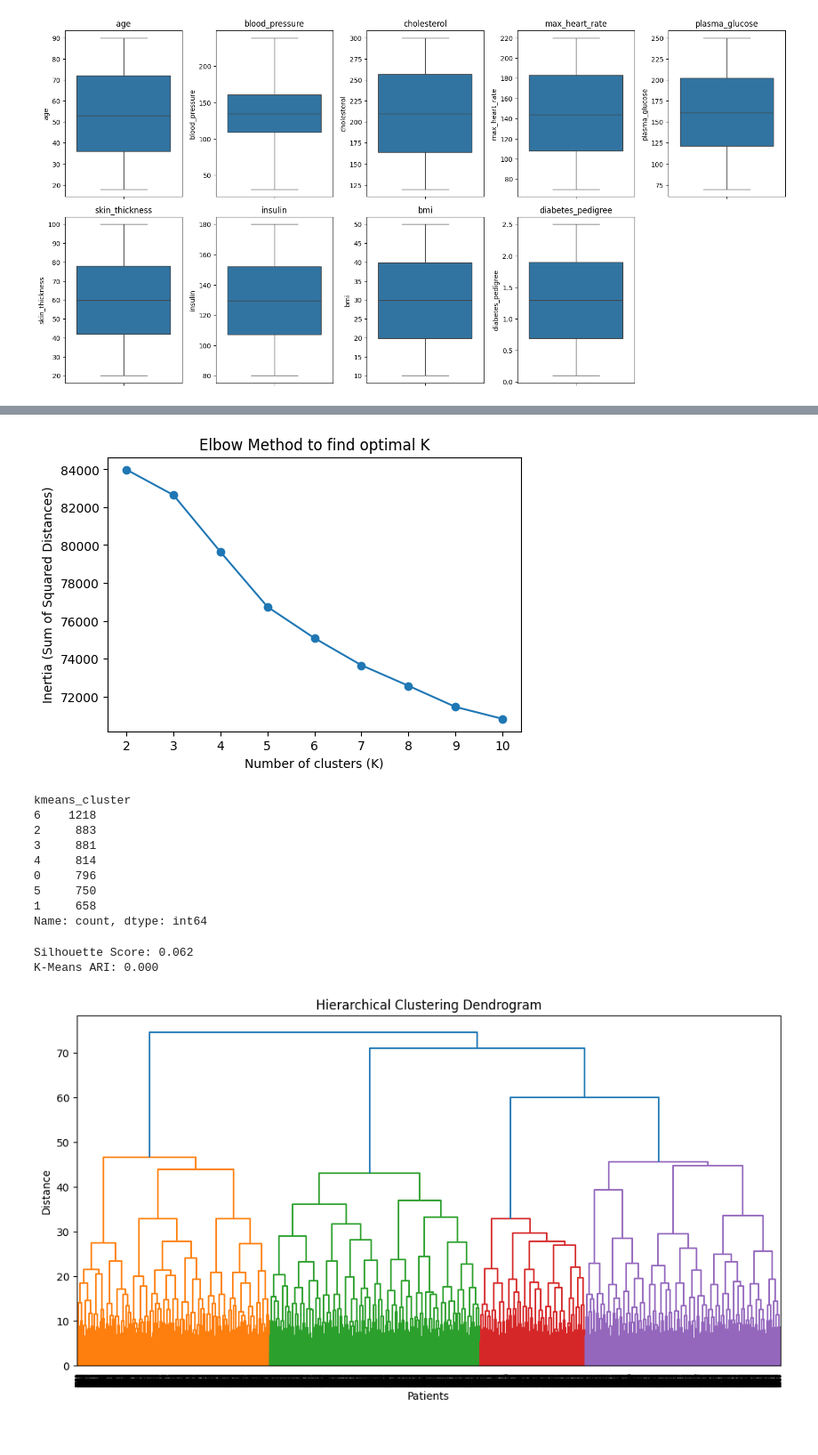
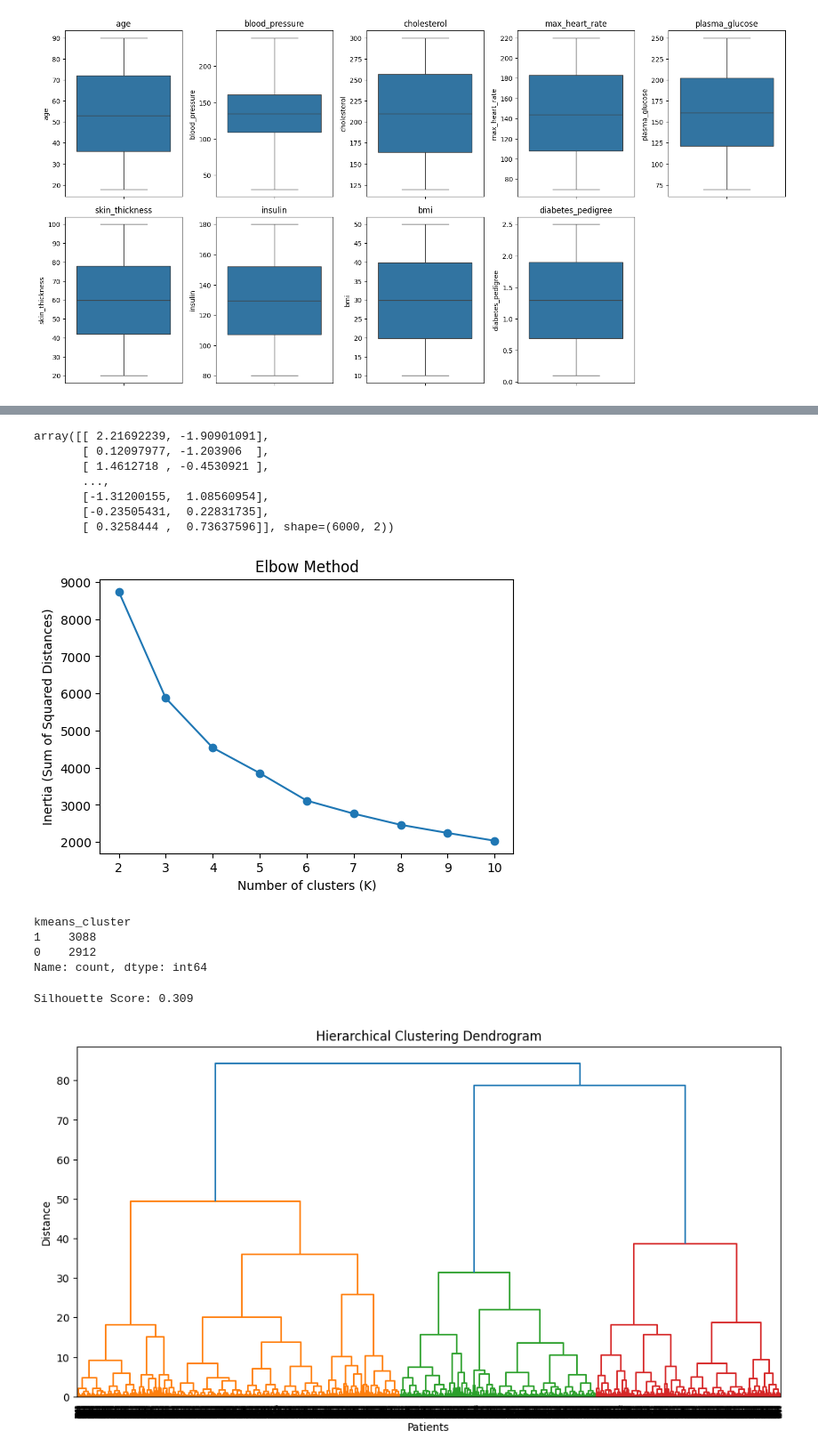
Before and after one commit to kanika-07cs/Task17-16.10.25-, a Jupyter notebook: Task.ipynb, the cells around one changed output, grey strips where cells are left out. Shown at 89% size. Drawn from its saved outputs; the diff is of its cells as text; code cells hidden in the pictures.

```diff
--- a/Task.ipynb
+++ b/Task.ipynb
@@ -149,3 +169,17 @@ df.head()
+# %%
+from sklearn.decomposition import PCA
+pca = PCA(n_components=2)
+X_pca = pca.fit_transform(X_scaled)
+# %%
+X_pca
+# %% [output]
+array([[ 2.21692239, -1.90901091],
+       [ 0.12097977, -1.203906  ],
+       [ 1.4612718 , -0.4530921 ],
+       ...,
+       [-1.31200155,  1.08560954],
+       [-0.23505431,  0.22831735],
+       [ 0.3258444 ,  0.73637596]], shape=(6000, 2))
 # %%
 from sklearn.cluster import KMeans
 from sklearn.metrics import silhouette_score,adjusted_rand_score
@@ -154,49 +188,41 @@ inertia = []
 K_range = range(2, 11)
 for k in K_range:
     kmeans = KMeans(n_clusters=k, random_state=42)
-    kmeans.fit(X_scaled)
+    kmeans.fit(X_pca)
     inertia.append(kmeans.inertia_)
 
 plt.figure(figsize=(6,4))
 plt.plot(K_range, inertia, marker='o')
 plt.xlabel("Number of clusters (K)")
 plt.ylabel("Inertia (Sum of Squared Distances)")
-plt.title("Elbow Method to find optimal K")
+plt.title("Elbow Method")
 plt.show()
 # %% [output]
-[figure, old version]
+[figure, new version]
 # %%
-kmeans = KMeans(n_clusters=7, random_state=42)
-df['kmeans_cluster'] = kmeans.fit_predict(X_scaled)
+kmeans = KMeans(n_clusters=2, random_state=42)
+df['kmeans_cluster'] = kmeans.fit_predict(X_pca)
 print(df['kmeans_cluster'].value_counts())
 # %% [output]
 kmeans_cluster
-6    1218
-2     883
-3     881
-4     814
-0     796
-5     750
-1     658
+1    3088
+0    2912
 Name: count, dtype: int64
 # %%
-sil_score_km = silhouette_score(X_scaled, df['kmeans_cluster'])
+sil_score_km = silhouette_score(X_pca, df['kmeans_cluster'])
 print(f"Silhouette Score: {sil_score_km:.3f}")
-ari_km = adjusted_rand_score(df['heart_disease'], df['kmeans_cluster'])
-print(f"K-Means ARI: {ari_km:.3f}")
 # %% [output]
-Silhouette Score: 0.062
-K-Means ARI: 0.000
+Silhouette Score: 0.309
 # %%
 from scipy.cluster.hierarchy import dendrogram, linkage, fcluster
 import matplotlib.pyplot as plt
-Z = linkage(X_scaled, method='ward')
+Z = linkage(X_pca, method='ward')
 plt.figure(figsize=(12, 6))
 dendrogram(Z)
 plt.title("Hierarchical Clustering Dendrogram")
 plt.xlabel("Patients")
 plt.ylabel("Distance")
 plt.show()
 # %% [output]
-[figure, old version]
+[figure, new version]
 # %%
```
Also changed, not shown: parts of 10 cells of this notebook, 3 other files.
